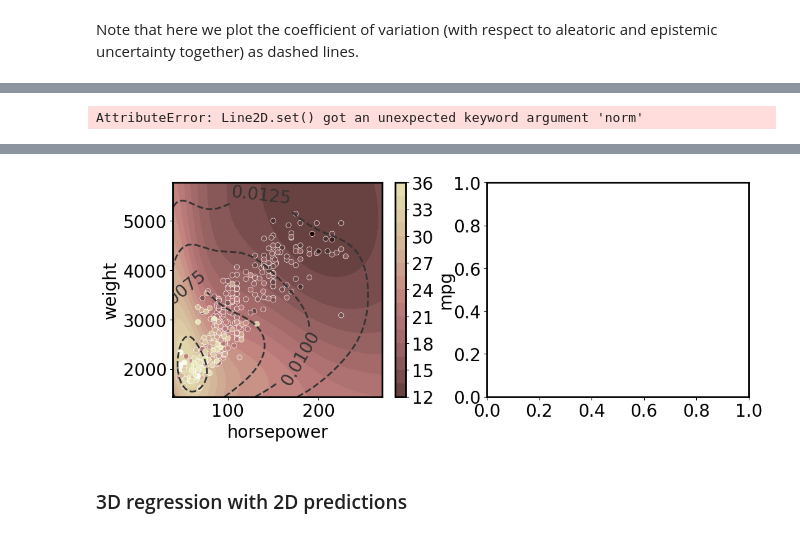
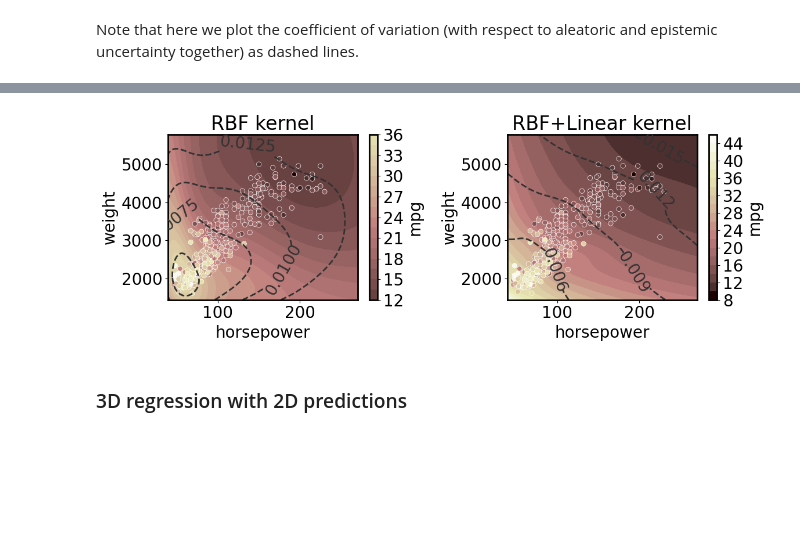
Before and after one commit to JohnGoertz/Gumbi, a Jupyter notebook: docs/source/notebooks/examples/Cars_Dataset.ipynb, the cells around one changed output, grey strips where cells are left out. Cells and saved outputs as stored; diff of their text form; code cells hidden in the pictures; blank space fills up the shorter version.

```diff
--- a/docs/source/notebooks/examples/Cars_Dataset.ipynb
+++ b/docs/source/notebooks/examples/Cars_Dataset.ipynb
@@ -73,7 +75,7 @@ sns.scatterplot(data=cars.assign(mpg=np.log(cars.mpg), horsepower=np.log(cars.ho
 # %% [markdown]
 ## Independent regression for each class in a category
 # %%
-axs = plt.subplots(1,3, figsize=(18, 4))[1]
+axs = plt.subplots(1,3, figsize=(18, 4), sharex=True, sharey=True)[1]
 for i, (ax, origin) in enumerate(zip(axs, cars.origin.unique())):
     gp.fit(outputs=['mpg'], categorical_dims=['origin'], categorical_levels={'origin': origin}, continuous_dims=['horsepower']);
     X = gp.prepare_grid()
@@ -98,7 +100,7 @@ for i, (ax, origin) in enumerate(zip(axs, cars.origin.unique())):
 gp.fit(outputs=['mpg'], categorical_dims=['origin'], continuous_dims=['horsepower']);
 
 X = gp.prepare_grid()
-axs = plt.subplots(1,3, figsize=(18, 4))[1]
+axs = plt.subplots(1,3, figsize=(18, 4), sharex=True, sharey=True)[1]
 for i, (ax, origin) in enumerate(zip(axs, cars.origin.unique())):
     y = gp.predict_grid(categorical_levels={'origin': origin}, with_noise=False)
 
@@ -107,4 +109,7 @@ for i, (ax, origin) in enumerate(zip(axs, cars.origin.unique())):
     sns.scatterplot(data=cars[cars.origin==origin], x='horsepower', y='mpg', color=f'C{i}', alpha=0.5, ax=ax);
     ax.set_title(origin)
     ax.set_ylim([5, 50])
+
+
+plt.tight_layout()
 # %% [output]
@@ -203,7 +202,7 @@ for ax, linear in zip(axs, [False, True]):
     cs = ax.contour(X.values(), Y.values(), z.σ/z.μ, levels=4, colors='0.2', linestyles='--')
     ax.clabel(cs)
 
-    sns.scatterplot(data=cars, x='horsepower', y='weight', hue='mpg', palette='pink', norm=norm, ax=ax);
+    sns.scatterplot(data=cars, x='horsepower', y='weight', hue='mpg', palette='pink', hue_norm=norm, ax=ax);
     ax.legend().remove()
 
     title = 'RBF+Linear kernel' if linear else 'RBF kernel'
@@ -215,3 +213,2 @@ WARNING (pytensor.tensor.blas): Using NumPy C-API based implementation for BLAS
 [interactive output not drawn]
 [interactive output not drawn]
-AttributeError: Line2D.set() got an unexpected keyword argument 'norm'
@@ -218,4 +217,4 @@ AttributeError: Line2D.set() got an unexpected keyword argument 'norm'
-[figure, old version]
+[figure, new version]
 # %% [markdown]
 ### 3D regression with 2D predictions
 # %% [markdown]
```
Also changed, not shown: parts of 6 cells of this notebook.
